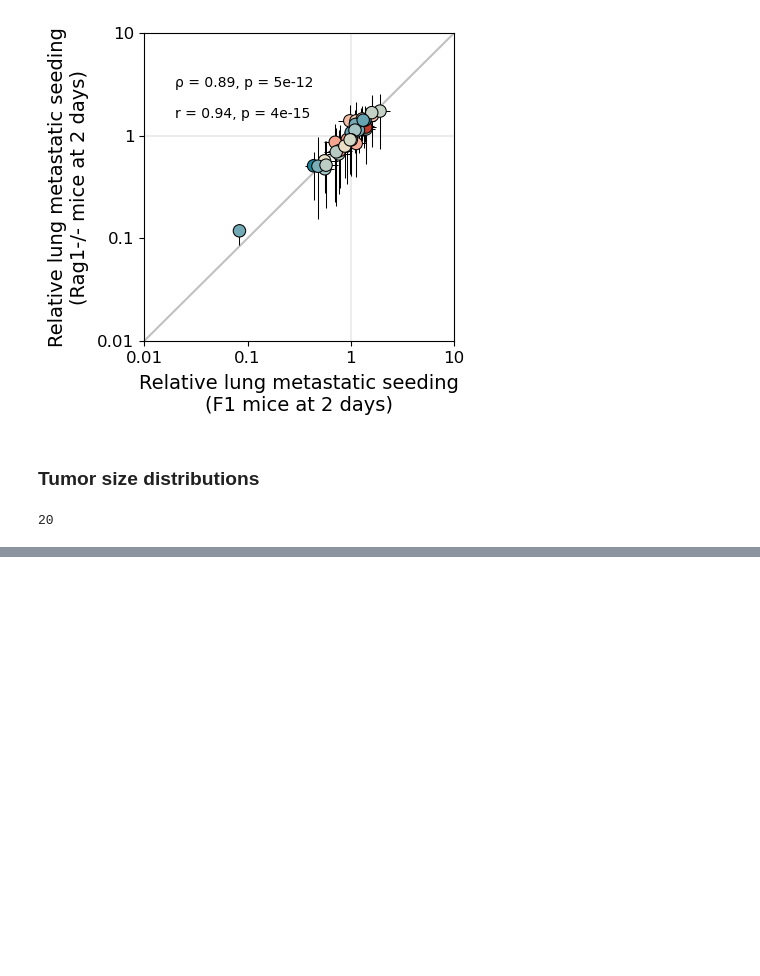
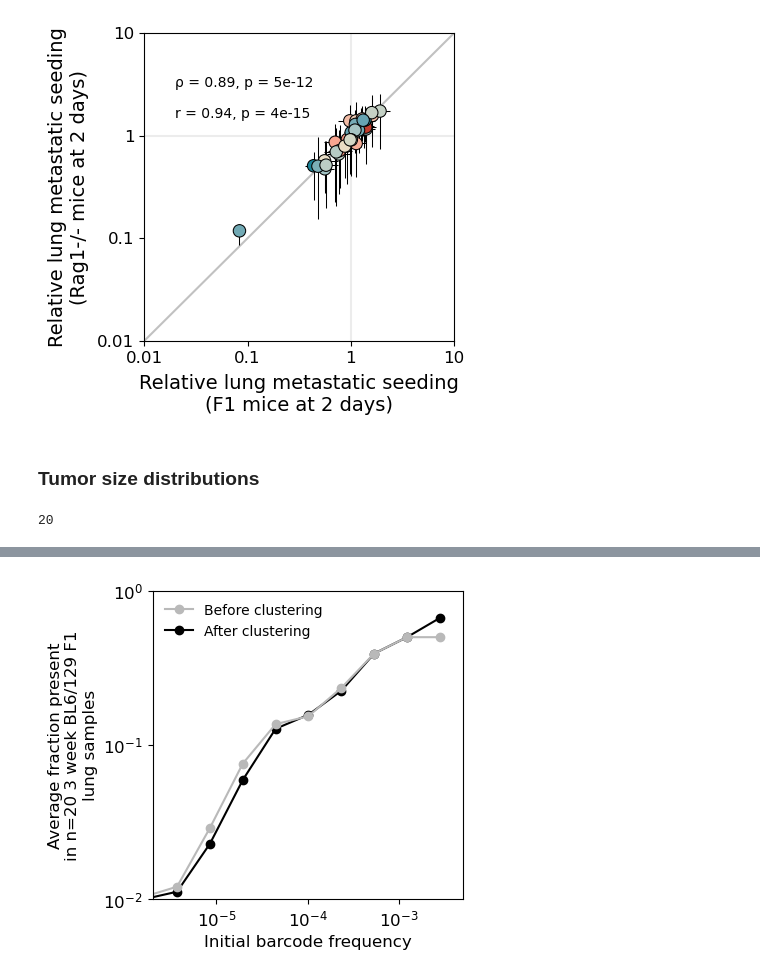
Before and after one commit to alyulina/metastatic-phenotypes, a Jupyter notebook: figures/fig3.ipynb, the cells around one changed output, grey strips where cells are left out. Drawn from its saved outputs; the diff is of its cells as text; code cells hidden in the pictures; blank space fills up the shorter version.

```diff
--- a/figures/fig3.ipynb
+++ b/figures/fig3.ipynb
@@ -32,6 +37,7 @@ clID__color = utils.clID__color
 
 # where to find data:
 path_to_reads = '/Users/alyulina/Projects/Cancer/Data/bc_counts/'
+path_to_reads_not_clustered = '/Users/alyulina/Projects/Cancer/Data/bc_extracted/'
 
 # where to save plots:
 path_to_save_figs = '/Users/alyulina/Projects/Cancer/Figures/fig3/'
@@ -461,0 +490,81 @@ for sample in list(metadata[(metadata['time point, d'] == 0) & (metadata['experi
+# %%
+plt.figure(figsize=(4, 4))
+for sample in list(metadata[(metadata['time point, d'] == 0) & (metadata['experiment'] == '1')].index): # pre-injection
+    if sample != 'SK1_61':
+        continue
+
+    # clustered
+    f_presence = []
+    for clID in clIDs:
+        if clID in ['GATC', 'AGCA']:
+            continue
+        for barcode, f in clID__sample__freqs[sample][clID].items():
+            f_presence.append([f, 1 if barcode in clID__barcodes[clID] else 0])
+
+    f_presence = np.array(f_presence)
+    frequencies = f_presence[:, 0]
+    presences = f_presence[:, 1]
+
+    n_bins = 100
+    bins = np.logspace(np.log10(min(frequencies)), np.log10(max(frequencies)), num_bins + 1)
+    bin_indices = np.digitize(frequencies, bins) - 1
+
+    avg_presence = []
+    bin_centers = []
+
+    for i in range(num_bins):
+        bin_mask = bin_indices == i  # get indices of frequencies in this bin
+        bin_count = np.sum(bin_mask)  # total number of data points in the bin
+
+        avg_presence.append(np.mean(presences[bin_mask]))  # compute fraction present
+        bin_centers.append(np.sqrt(bins[i] * bins[i+1]))  # use geometric mean as bin center
+
+    plt.plot(bin_centers, avg_presence, marker='o', color='black')
+
+    # not clustered
+    f_presence = []
+    for clID in clIDs:
+        if clID in ['GATC', 'AGCA']:
+            continue
+        for barcode, f in clID__sample__freqs_not_clustered[sample][clID].items():
+            f_presence.append([f, 1 if barcode in clID__barcodes_not_clustered[clID] else 0])
+
+    f_presence = np.array(f_presence)
+    frequencies = f_presence[:, 0]
+    presences = f_presence[:, 1]
+
+    n_bins = 100
+    bins = np.logspace(np.log10(min(frequencies)), np.log10(max(frequencies)), num_bins + 1)
+    bin_indices = np.digitize(frequencies, bins) - 1
+
+    avg_presence = []
+    bin_centers = []
+
+    for i in range(num_bins):
+        bin_mask = bin_indices == i  # get indices of frequencies in this bin
+        bin_count = np.sum(bin_mask)  # total number of data points in the bin
+
+        avg_presence.append(np.mean(presences[bin_mask]))  # compute fraction present
+        bin_centers.append(np.sqrt(bins[i] * bins[i+1]))  # use geometric mean as bin center
+
+    plt.plot(bin_centers, avg_presence, marker='o', color='#b9b9b9')
+
+
+# for legend:
+plt.plot([1, 1], [10, 10], marker='o', color='#b9b9b9', label='Before clustering')
+plt.plot([1, 1], [10, 10], marker='o', color='black', label='After clustering')
+plt.legend(frameon=False, loc='upper left')
+
+plt.xscale('log')
+plt.yscale('log')
+plt.minorticks_off()
+plt.ylim(1e-2, 1)
+plt.xlim(2e-6, 5e-3)
+plt.xticks(size=12)
+plt.yticks(size=12)
+plt.xlabel('Initial barcode frequency', size=12)
+plt.ylabel('Average fraction present\nin n=20 3 week BL6/129 F1\nlung samples', size=12)
+
+#plt.savefig(path_to_save_figs + 'fig3_fraction_present_vs_freq.pdf', dpi=300, bbox_inches='tight')
+# %% [output]
+[figure, added]
```
Also changed, not shown: parts of 24 cells of this notebook, 1 other file.
